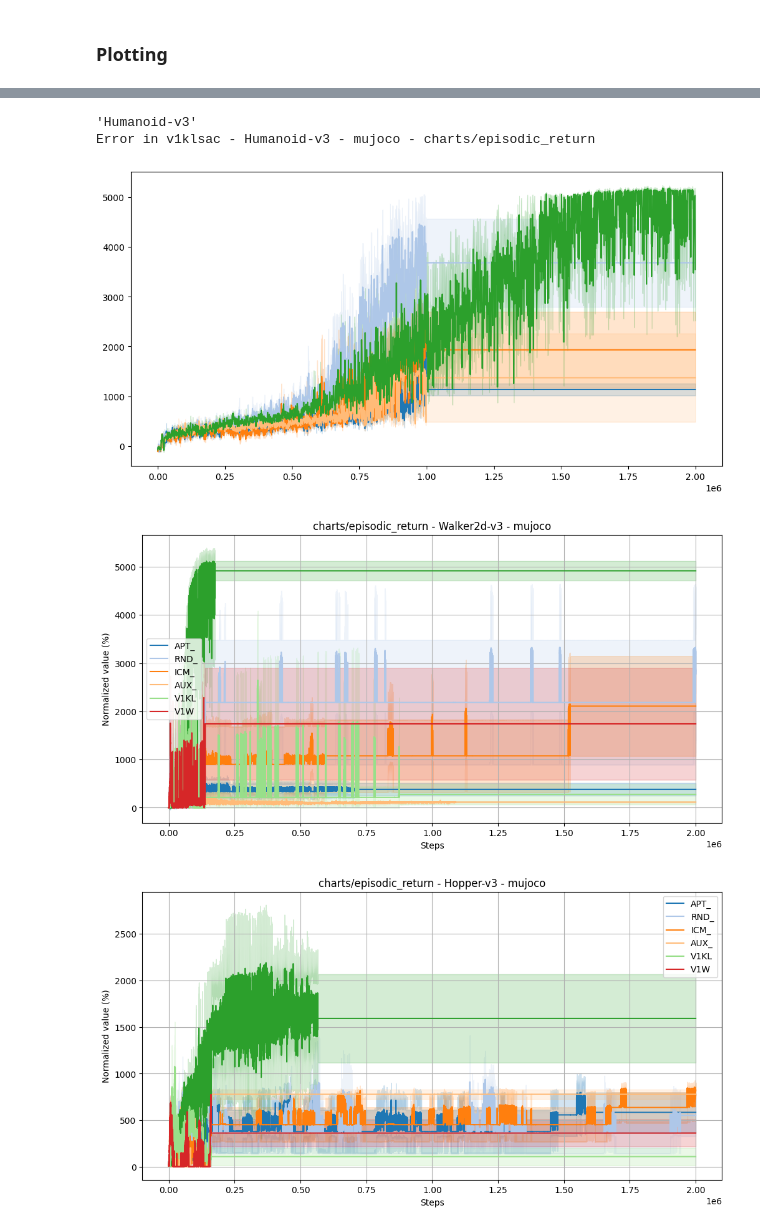
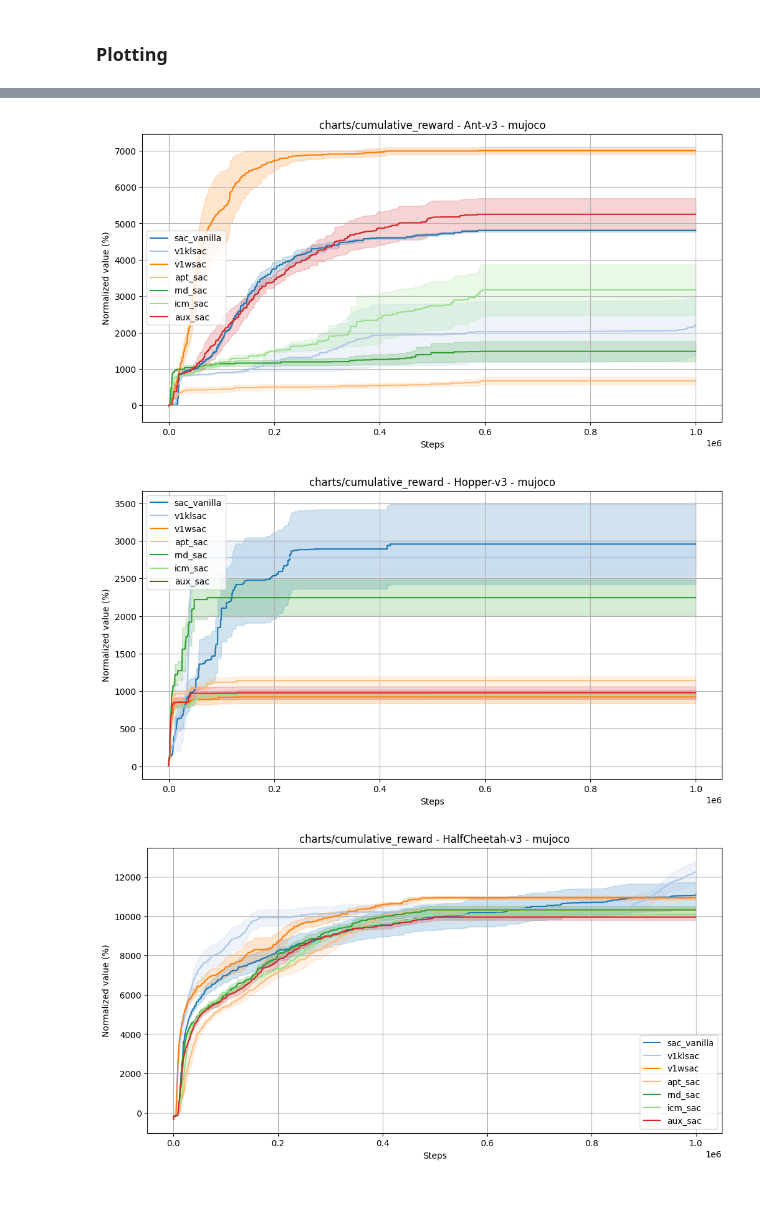
Before and after one commit to Paul-antoineLeTolguenec/RunAwayFromYourPast, a Jupyter notebook: scripts/quantitative_exploitation.ipynb, the cells around one changed output, grey strips where cells are left out. Drawn from its saved outputs; the diff is of its cells as text; code cells hidden in the pictures; blank space fills up the shorter version.

```diff
--- a/scripts/quantitative_exploitation.ipynb
+++ b/scripts/quantitative_exploitation.ipynb
@@ -22,6 +22,9 @@ runs = api.runs(f"{entity}/{project_name}")
 # Initialize a list to store coverage and shannon entropy data
 experiments_data = {}
 nb_max_samples = int(1e6)
+
+TOTAL_TIME_STEPS = 1_000_000
+TOTAL_POINTS = 1_000
 # %% [markdown]
 #### show nb finished
 # %% [markdown]
@@ -171,3 +168,16 @@ print(list_env)
+# %%
+for algo in list_algos:
+    for type_env in list_type:
+        for env in list_env:
+            if env in experiments_data[algo][type_env]:
+                for seed in experiments_data[algo][type_env][env]:
+                    # print(f"Algo: {algo}, Type: {type_env}, Env: {env}, Seed: {seed}")
+                    experiments_data[algo][type_env][env][seed]['history_metrics']['charts/cumulative_reward'] = experiments_data[algo][type_env][env][seed]['history_metrics']['charts/episodic_return'].cummax()
+                    experiments_data[algo][type_env][env][seed]['summary_metrics']['charts/cumulative_reward'] = experiments_data[algo][type_env][env][seed]['history_metrics']['charts/episodic_return'].max()
+
+            else:
+                print(f"Algo: {algo}, Type: {type_env}, Env: {env}, Seed: None")
+                print("")
 # %%
 import pandas as pd
 import numpy as np
@@ -351,7 +353,7 @@ def interpolate_and_fill_single_metric(values, global_steps, max_global_step):
     series = values.reindex(all_steps).interpolate(method='linear').ffill().bfill()
     return series
 
-def add_nomalized_data(experiments_data, keys=['charts/episodic_return', '_step']):
+def add_nomalized_data(experiments_data, keys=['charts/episodic_return', 'charts/cumulative_reward', '_step']):
     # final data
     data = {}
     # max data evaluation
@@ -424,34 +426,36 @@ dict_keys(['normalized_mean_charts/episodic_return', 'normalized_std_charts/epis
 # Déterminer les couleurs pour chaque algorithme
 palette = plt.get_cmap("tab20").colors
 color_map = {exp_name: palette[i % len(palette)] for i, exp_name in enumerate(data_clean.keys())}
-key_plot = ['charts/episodic_return']
+key_plot = ['charts/cumulative_reward']
 for type_id in data_clean[list(data_clean.keys())[0]].keys():
     for env in data_clean[list(data_clean.keys())[0]][type_id].keys():
         for data_key in key_plot :
             plt.figure(figsize=(12, 6))
-            try :
-                for exp_name in data_clean.keys():
-                        # if type_id not in data or env not in data[type_id]:
-                        #     continue
-                        # if exp_name != algo:
-                        #     continue
-                        # if data_key not in data[type_id][env]:
-                        #     continue
-                        # x = data[type_id][env]['_step']
-                    x = np.linspace(0, data_clean[exp_name][type_id][env]['max_step'], data_clean[exp_name][type_id][env]['normalized_mean_'+data_key].shape[0])
+            # try :
+            for exp_name in data_clean.keys():
+                if env in data_clean[exp_name][type_id]:
+                    # if exp_name != algo:
+                    #     continue
+                    # if data_key not in data[type_id][env]:
+                    #     continue
+                    # x = data[type_id][env]['_step']
+                    if type_id=='mujoco' :
+                        x= np.linspace(0, TOTAL_TIME_STEPS,data_clean[exp_name][type_id][env]['normalized_mean_'+data_key].shape[0])
+                    else:
+                        x = np.linspace(0, data_clean[exp_name][type_id][env]['max_step'], data_clean[exp_name][type_id][env]['normalized_mean_'+data_key].shape[0])
                     mean = data_clean[exp_name][type_id][env]['normalized_mean_'+data_key][:len(x)]
                     std = data_clean[exp_name][type_id][env]['normalized_std_'+data_key][:len(x)]
                     ste = data_clean[exp_name][type_id][env]['normalized_ste_'+data_key][:len(x)]
                     plt.plot(x, mean, label=traductor_exp(exp_name), color=color_map[exp_name])
                     plt.fill_between(x, mean - ste, mean + ste, color=color_map[exp_name], alpha=0.2)
-                plt.title(f"{data_key} - {env} - {type_id}")
-                plt.xlabel("Steps")
-                plt.ylabel("Normalized value (%)")
-                plt.legend()
-                plt.grid(True)
-                plt.show()
-            except Exception as e:
-                print(e)
-                print(f"Error in {exp_name} - {env} - {type_id} - {data_key}")
-                continue
+            plt.title(f"{data_key} - {env} - {type_id}")
+            plt.xlabel("Steps")
+            plt.ylabel("Normalized value (%)")
+            plt.legend()
+            plt.grid(True)
+            plt.show()
+            # except Exception as e:
+            #     print(e)
+            #     print(f"Error in {exp_name} - {env} - {type_id} - {data_key}")
+            #     continue
 # %% [output]
@@ -459,5 +463,3 @@ for type_id in data_clean[list(data_clean.keys())[0]].keys():
-'Humanoid-v3'
-Error in v1klsac - Humanoid-v3 - mujoco - charts/episodic_return
-[figure, old version]
+[figure, new version]
-[figure, old version]
+[figure, new version]
-[figure, old version]
+[figure, new version]
```
Also changed, not shown: parts of 9 cells of this notebook.
